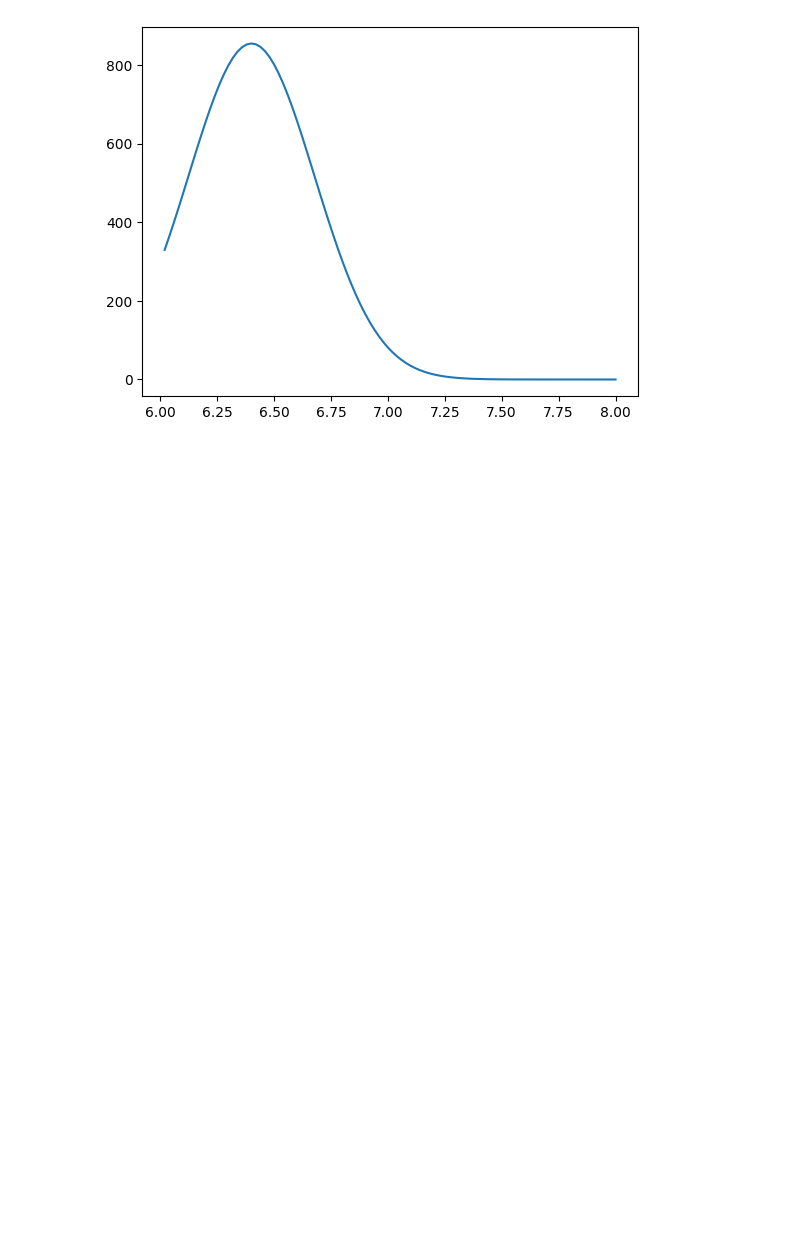
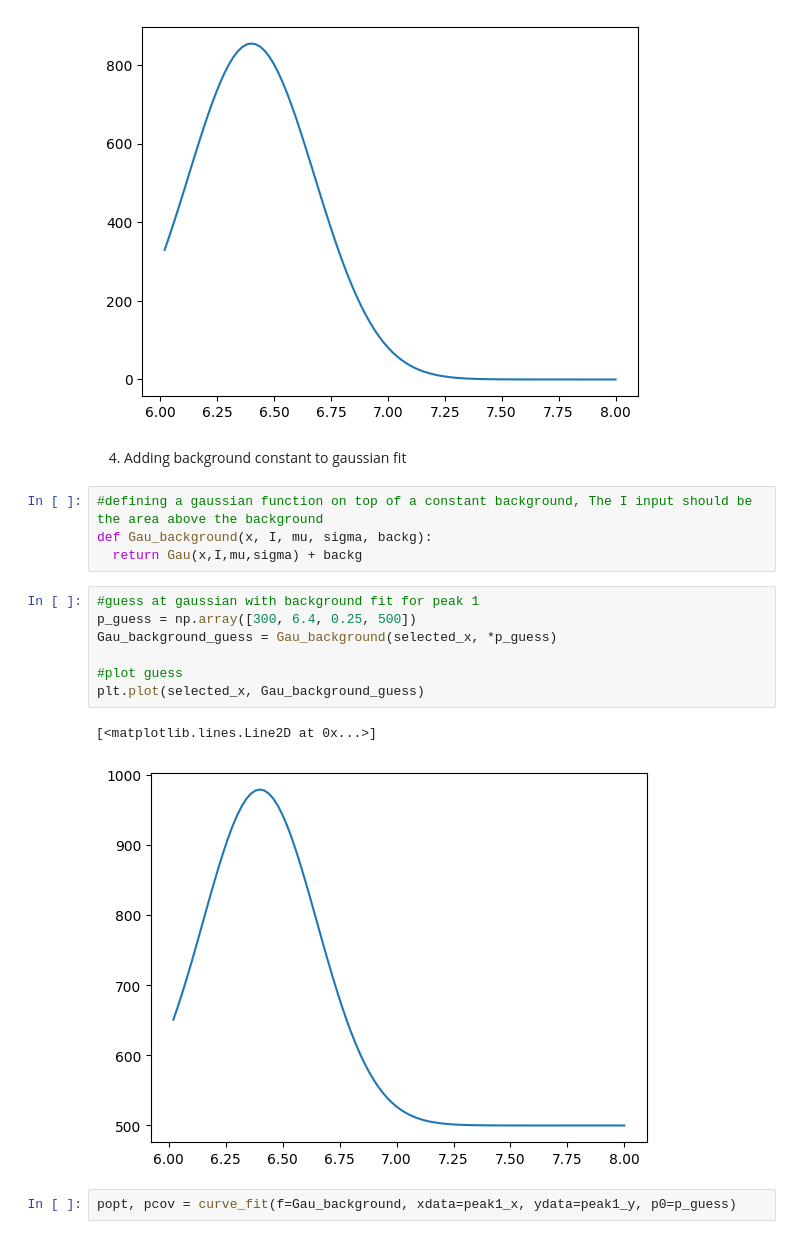
Before and after one commit to PX2145-2025/week-4-b-Morley-James, a Jupyter notebook: Curvefit.ipynb, the cells around one changed output. Saved outputs shown, nothing was run; the diff lists cells and outputs as text; blank space fills up the shorter version.

```diff
--- a/Curvefit.ipynb
+++ b/Curvefit.ipynb
@@ -331,3 +335,21 @@ mu:  6.4013214197910004 +/- 0.0074146128909057096
 sigma:  0.2762356353697678 +/- 0.010637639670103323
 [<matplotlib.lines.Line2D at 0x...>]
 [figure]
+# %% [markdown]
+4. Adding background constant to gaussian fit
+# %%
+#defining a gaussian function on top of a constant background, The I input should be the area above the background
+def Gau_background(x, I, mu, sigma, backg):
+  return Gau(x,I,mu,sigma) + backg
+# %%
+#guess at gaussian with background fit for peak 1
+p_guess = np.array([300, 6.4, 0.25, 500])
+Gau_background_guess = Gau_background(selected_x, *p_guess)
+
+#plot guess
+plt.plot(selected_x, Gau_background_guess)
+# %% [output]
+[<matplotlib.lines.Line2D at 0x...>]
+[figure, added]
+# %%
+popt, pcov = curve_fit(f=Gau_background, xdata=peak1_x, ydata=peak1_y, p0=p_guess)
```
Also changed, not shown: parts of 6 cells of this notebook.
